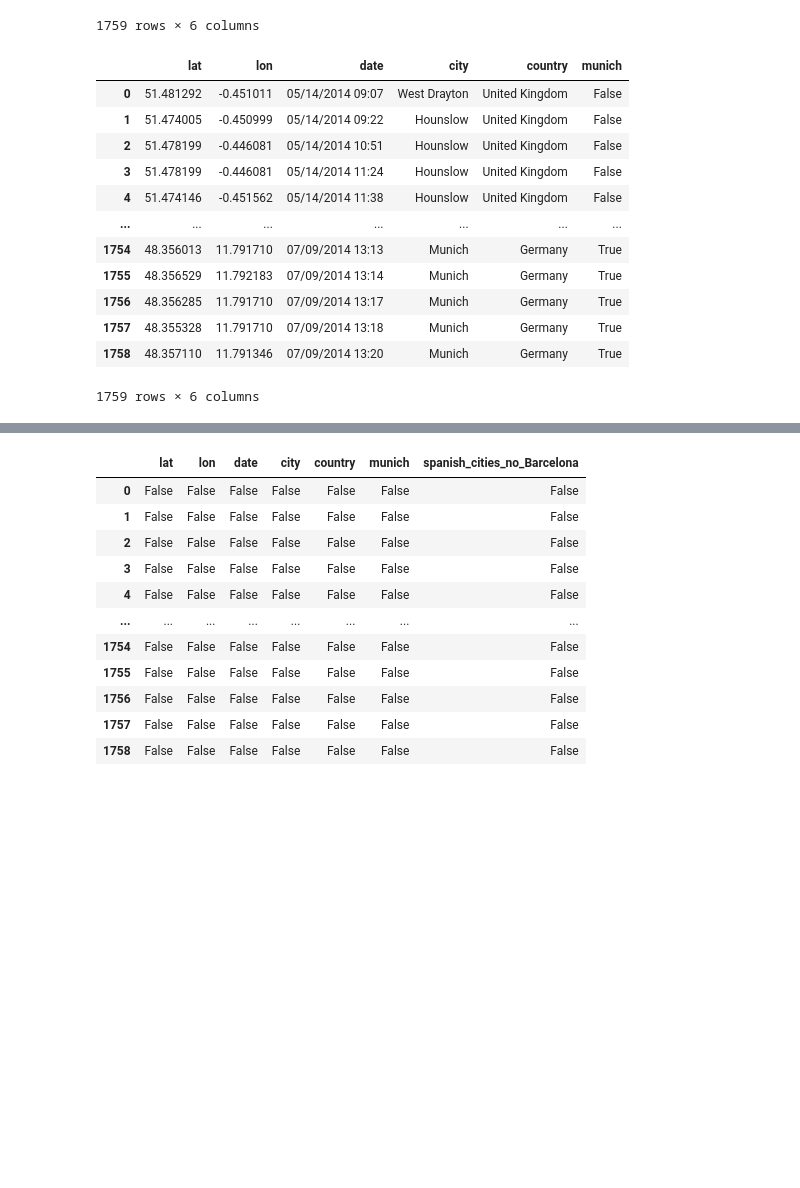
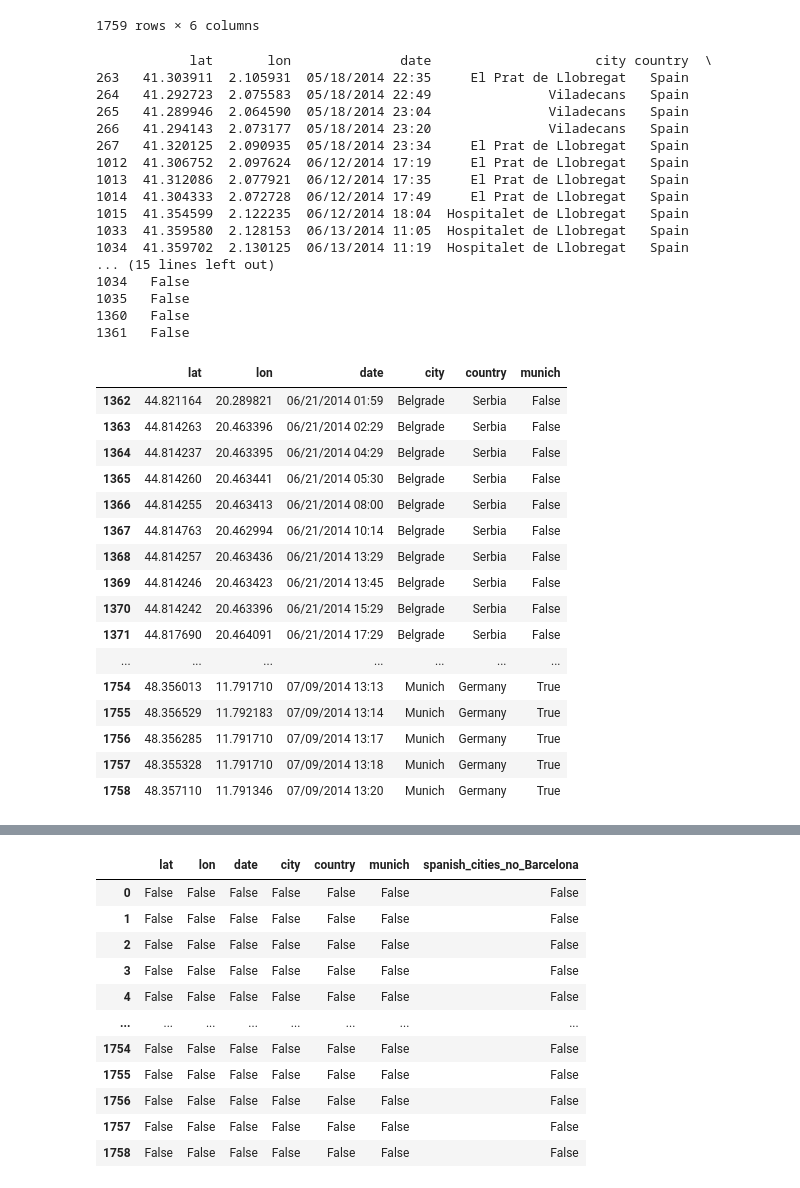
Before and after one commit to qszhao/PTUA2023, a Jupyter notebook: Lab05/Lab05_Pandas.ipynb, the cells around one changed output, grey strips where cells are left out. Cells and saved outputs as stored; diff of their text form; code cells hidden in the pictures; blank space fills up the shorter version.

```diff
--- a/Lab05/Lab05_Pandas.ipynb
+++ b/Lab05/Lab05_Pandas.ipynb
@@ -148,25 +138,47 @@ df
 
 # Q10: what cities were visited in spain that were not barcelona? Create a dataframe for it.
 # %%
-sp_cities = df[(df["city"]!= "Barcelona")]
-df
+sp_cities = df.loc[(df["country"] == 'Spain') & (df["city"]!= "Barcelona")]
+print(sp_cities)
 # %% [output]
-|  | lat | lon | date | city | country | munich |
-| 0 | 51.481292 | -0.451011 | 05/14/2014 09:07 | West Drayton | United Kingdom | False |
-| 1 | 51.474005 | -0.450999 | 05/14/2014 09:22 | Hounslow | United Kingdom | False |
-| 2 | 51.478199 | -0.446081 | 05/14/2014 10:51 | Hounslow | United Kingdom | False |
-| 3 | 51.478199 | -0.446081 | 05/14/2014 11:24 | Hounslow | United Kingdom | False |
-| 4 | 51.474146 | -0.451562 | 05/14/2014 11:38 | Hounslow | United Kingdom | False |
-| ... | ... | ... | ... | ... | ... | ... |
-| 1754 | 48.356013 | 11.791710 | 07/09/2014 13:13 | Munich | Germany | True |
-| 1755 | 48.356529 | 11.792183 | 07/09/2014 13:14 | Munich | Germany | True |
-| 1756 | 48.356285 | 11.791710 | 07/09/2014 13:17 | Munich | Germany | True |
-| 1757 | 48.355328 | 11.791710 | 07/09/2014 13:18 | Munich | Germany | True |
-| 1758 | 48.357110 | 11.791346 | 07/09/2014 13:20 | Munich | Germany | True |
-1759 rows × 6 columns
+            lat       lon              date                     city country  \
+263   41.303911  2.105931  05/18/2014 22:35     El Prat de Llobregat   Spain
+264   41.292723  2.075583  05/18/2014 22:49               Viladecans   Spain
+265   41.289946  2.064590  05/18/2014 23:04               Viladecans   Spain
+266   41.294143  2.073177  05/18/2014 23:20               Viladecans   Spain
+267   41.320125  2.090935  05/18/2014 23:34     El Prat de Llobregat   Spain
+1012  41.306752  2.097624  06/12/2014 17:19     El Prat de Llobregat   Spain
+1013  41.312086  2.077921  06/12/2014 17:35     El Prat de Llobregat   Spain
+1014  41.304333  2.072728  06/12/2014 17:49     El Prat de Llobregat   Spain
+1015  41.354599  2.122235  06/12/2014 18:04  Hospitalet de Llobregat   Spain
+1033  41.359580  2.128153  06/13/2014 11:05  Hospitalet de Llobregat   Spain
+1034  41.359702  2.130125  06/13/2014 11:19  Hospitalet de Llobregat   Spain
+... (15 lines left out)
+1034   False
+1035   False
+1360   False
+1361   False
 # %%
 # Q11: select rows where either the city is munich, or the country is serbia
 # %%
-selected_rows = df[(df["city"]== "Munich")&(df["country"]=="Serbia")]
+df.loc[(df["city"] == "Munich") | (df["country"]=="Serbia")]
+# %% [output]
+|  | lat | lon | date | city | country | munich |
+| 1362 | 44.821164 | 20.289821 | 06/21/2014 01:59 | Belgrade | Serbia | False |
+| 1363 | 44.814263 | 20.463396 | 06/21/2014 02:29 | Belgrade | Serbia | False |
+| 1364 | 44.814237 | 20.463395 | 06/21/2014 04:29 | Belgrade | Serbia | False |
+| 1365 | 44.814260 | 20.463441 | 06/21/2014 05:30 | Belgrade | Serbia | False |
+| 1366 | 44.814255 | 20.463413 | 06/21/2014 08:00 | Belgrade | Serbia | False |
+| 1367 | 44.814763 | 20.462994 | 06/21/2014 10:14 | Belgrade | Serbia | False |
+| 1368 | 44.814257 | 20.463436 | 06/21/2014 13:29 | Belgrade | Serbia | False |
+| 1369 | 44.814246 | 20.463423 | 06/21/2014 13:45 | Belgrade | Serbia | False |
+| 1370 | 44.814242 | 20.463396 | 06/21/2014 15:29 | Belgrade | Serbia | False |
+| 1371 | 44.817690 | 20.464091 | 06/21/2014 17:29 | Belgrade | Serbia | False |
+| ... | ... | ... | ... | ... | ... | ... |
+| 1754 | 48.356013 | 11.791710 | 07/09/2014 13:13 | Munich | Germany | True |
+| 1755 | 48.356529 | 11.792183 | 07/09/2014 13:14 | Munich | Germany | True |
+| 1756 | 48.356285 | 11.791710 | 07/09/2014 13:17 | Munich | Germany | True |
+| 1757 | 48.355328 | 11.791710 | 07/09/2014 13:18 | Munich | Germany | True |
+| 1758 | 48.357110 | 11.791346 | 07/09/2014 13:20 | Munich | Germany | True |
 # %%
 # Q12: how many observations are west of the prime meridian?
```
Also changed, not shown: parts of 15 cells of this notebook.
